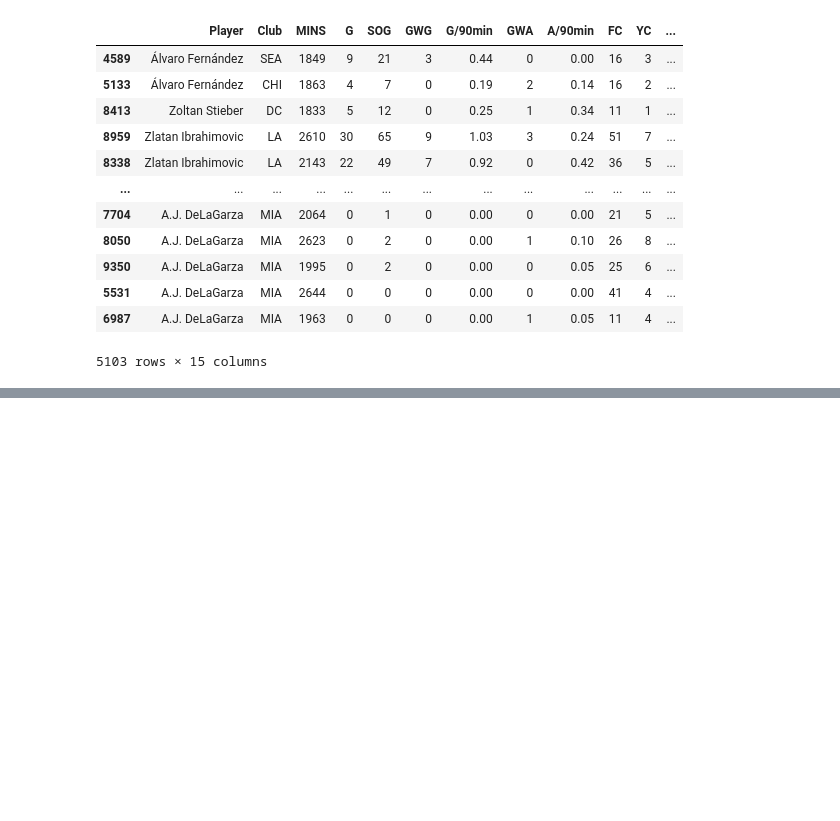
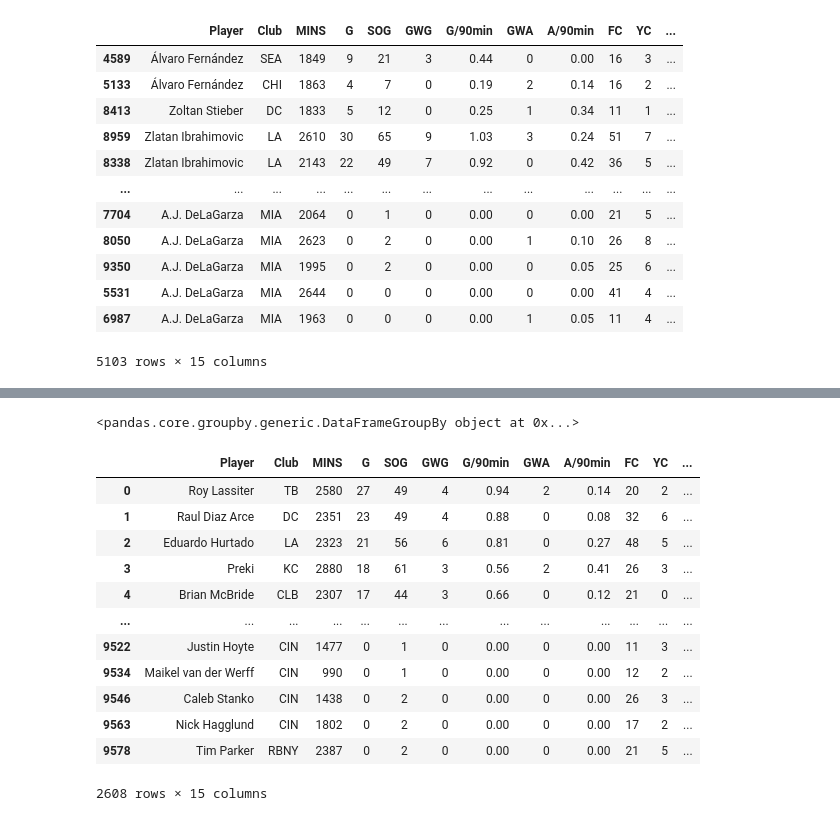
Before and after one commit to soyeonjk/Project1-PODD3, a Jupyter notebook: All Players/All Players Cleaned.ipynb, the cells around one changed output, grey strips where cells are left out. Saved outputs shown, nothing was run; the diff lists cells and outputs as text; code cells hidden in the pictures; blank space fills up the shorter version.

```diff
--- a/All Players/All Players Cleaned.ipynb
+++ b/All Players/All Players Cleaned.ipynb
@@ -156,0 +207,22 @@ grouped_club_df
+# %%
+# Create a dataframe for club grouping per goal
+best_clubs = all_players_cleaned.groupby(['Club', 'G'])
+
+print (best_clubs)
+
+best_clubs.head(10)
+# %% [output]
+<pandas.core.groupby.generic.DataFrameGroupBy object at 0x...>
+|  | Player | Club | MINS | G | SOG | GWG | G/90min | GWA | A/90min | FC | YC | ... |
+| 0 | Roy Lassiter | TB | 2580 | 27 | 49 | 4 | 0.94 | 2 | 0.14 | 20 | 2 | ... |
+| 1 | Raul Diaz Arce | DC | 2351 | 23 | 49 | 4 | 0.88 | 0 | 0.08 | 32 | 6 | ... |
+| 2 | Eduardo Hurtado | LA | 2323 | 21 | 56 | 6 | 0.81 | 0 | 0.27 | 48 | 5 | ... |
+| 3 | Preki | KC | 2880 | 18 | 61 | 3 | 0.56 | 2 | 0.41 | 26 | 3 | ... |
+| 4 | Brian McBride | CLB | 2307 | 17 | 44 | 3 | 0.66 | 0 | 0.12 | 21 | 0 | ... |
+| ... | ... | ... | ... | ... | ... | ... | ... | ... | ... | ... | ... | ... |
+| 9522 | Justin Hoyte | CIN | 1477 | 0 | 1 | 0 | 0.00 | 0 | 0.00 | 11 | 3 | ... |
+| 9534 | Maikel van der Werff | CIN | 990 | 0 | 1 | 0 | 0.00 | 0 | 0.00 | 12 | 2 | ... |
+| 9546 | Caleb Stanko | CIN | 1438 | 0 | 2 | 0 | 0.00 | 0 | 0.00 | 26 | 3 | ... |
+| 9563 | Nick Hagglund | CIN | 1802 | 0 | 2 | 0 | 0.00 | 0 | 0.00 | 17 | 2 | ... |
+| 9578 | Tim Parker | RBNY | 2387 | 0 | 2 | 0 | 0.00 | 0 | 0.00 | 21 | 5 | ... |
+2608 rows × 15 columns
```
Also changed, not shown: parts of 4 cells of this notebook.
